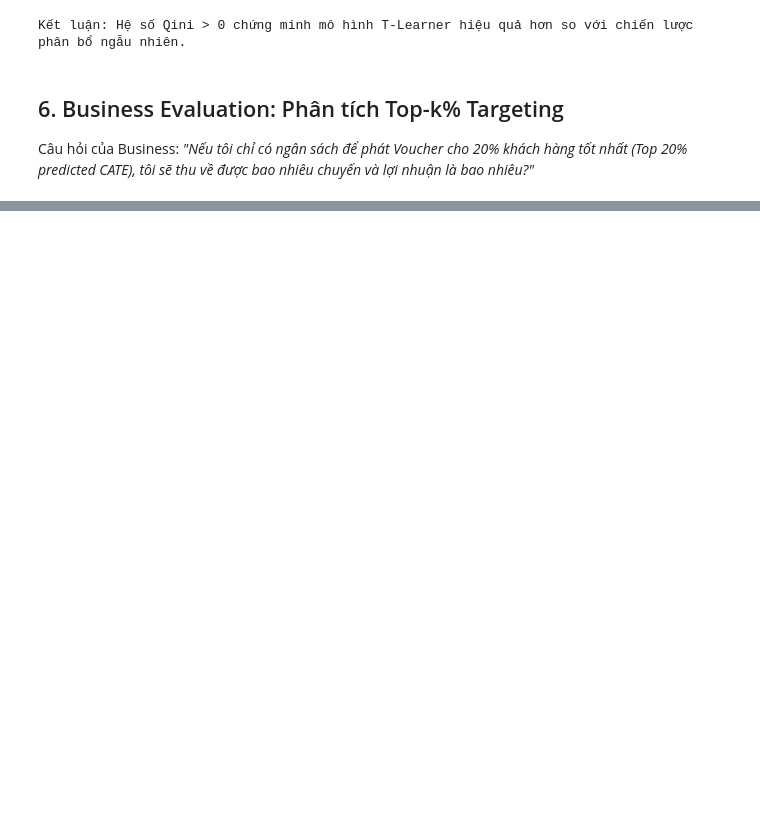
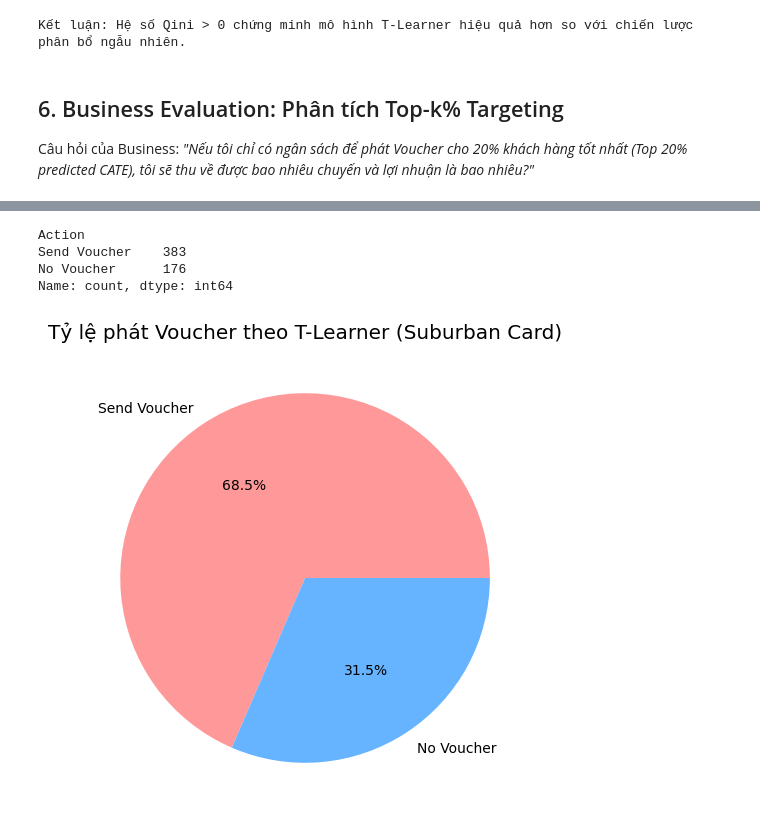
Before and after one commit to thaibuivan/GSM-promotion-experimentation, a Jupyter notebook: notebooks/week5_uplift_modeling/1_uplift_modeling_tlearner.ipynb, the cells around one changed output, grey strips where cells are left out. Cells and saved outputs as stored; diff of their text form; code cells hidden in the pictures; blank space fills up the shorter version.

```diff
--- a/notebooks/week5_uplift_modeling/1_uplift_modeling_tlearner.ipynb
+++ b/notebooks/week5_uplift_modeling/1_uplift_modeling_tlearner.ipynb
@@ -301,0 +200,26 @@ Nguyên nhân: Tập khách hàng Urban Cash quá bảo thủ. Chi phí Voucher
+# %%
+avg_fare = df_target['avg_fare_per_trip'].mean()
+discount_rate = 0.15
+cost_per_ride = avg_fare * discount_rate
+
+# Expected Profit = (CATE * avg_fare) - (Y1_pred * cost_per_ride)
+df_res['Expected_Profit'] = (df_res['CATE_pred'] * avg_fare) - (df_res['pred_1'] * cost_per_ride)
+
+# Quyết định phát Voucher (Policy)
+df_res['Action'] = np.where(df_res['Expected_Profit'] > 0, 'Send Voucher', 'No Voucher')
+
+print(df_res['Action'].value_counts())
+
+action_counts = df_res['Action'].value_counts()
+import matplotlib.pyplot as plt
+import numpy as np
+plt.figure(figsize=(6, 6))
+plt.pie(action_counts, labels=action_counts.index, autopct='%1.1f%%', colors=['#ff9999','#66b3ff'])
+plt.title('Tỷ lệ phát Voucher theo T-Learner (Suburban Card)')
+plt.show()
+# %% [output]
+Action
+Send Voucher    383
+No Voucher      176
+Name: count, dtype: int64
+[figure, added]
```
Also changed, not shown: parts of 5 cells of this notebook, 12 other files.
